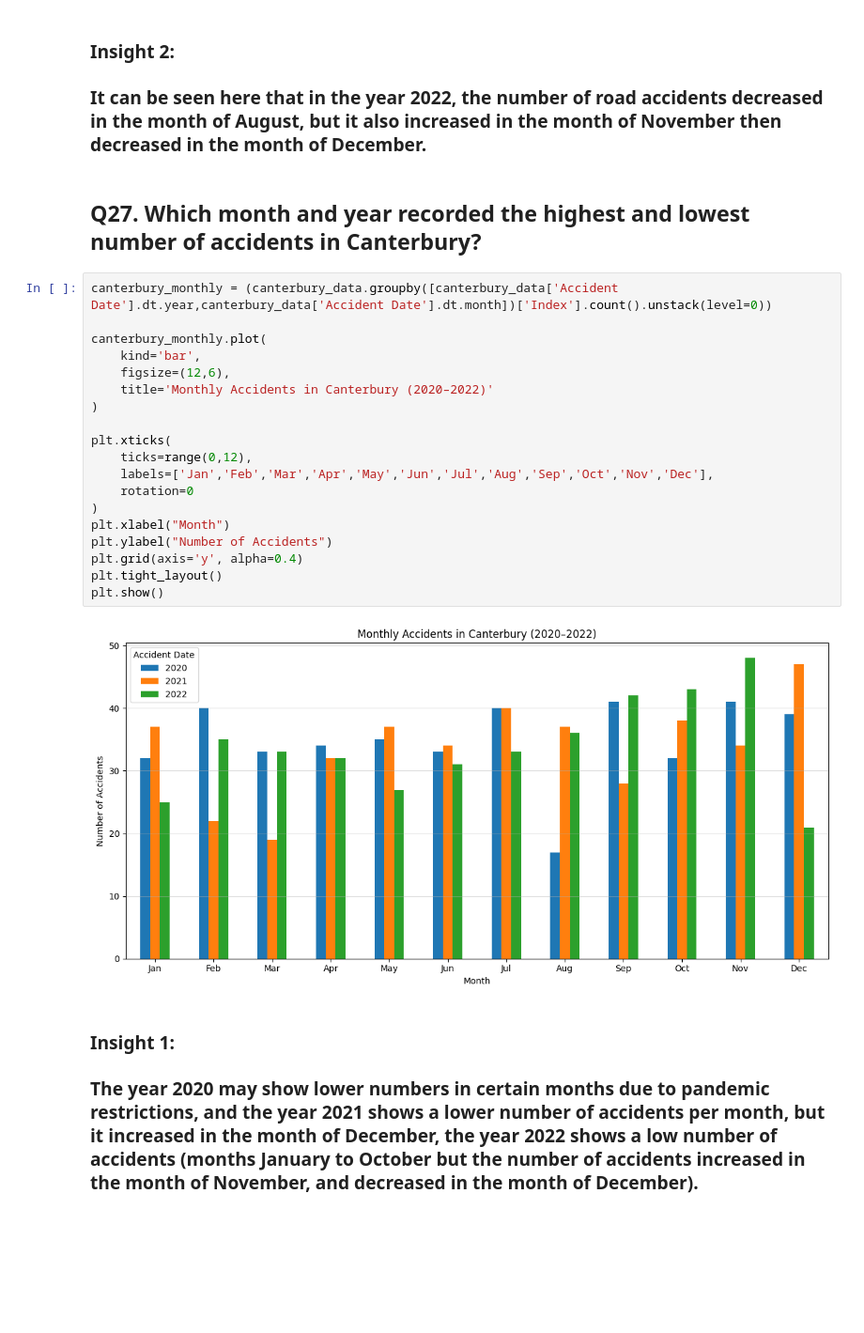
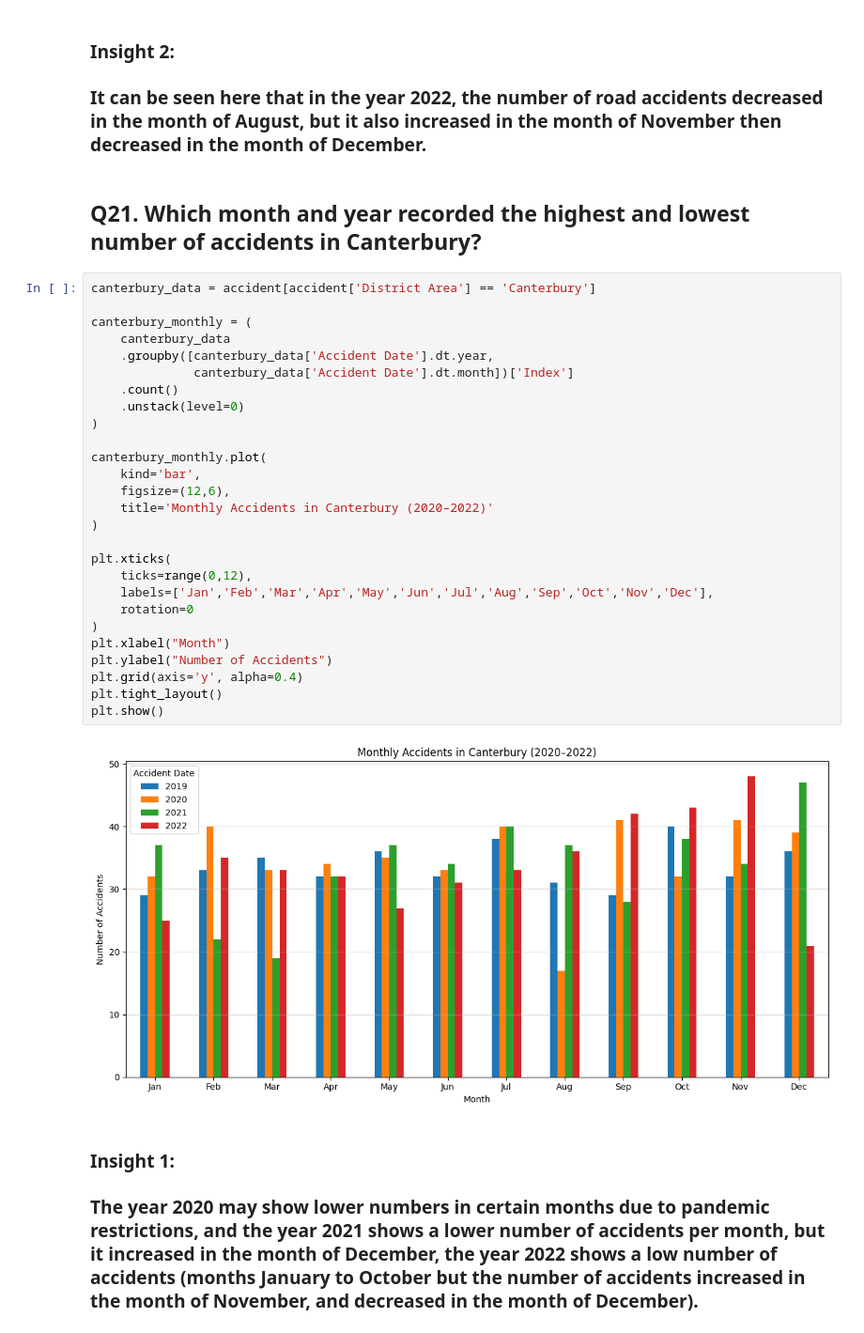
Before and after one commit to aprilfdln/ELEC303, a Jupyter notebook: Activity2.ipynb, the cells around one changed output. Shown at 94% size. Cells and saved outputs as stored; diff of their text form; blank space fills up the shorter version.

```diff
--- a/Activity2.ipynb
+++ b/Activity2.ipynb
@@ -773,28 +643,36 @@ plt.show()
 <h3>Insight 2:</h3>
 <h3>It can be seen here that in the year 2022, the number of road accidents decreased in the month of August, but it also increased in the month of November then decreased in the month of December.</h3>
 # %% [markdown]
-<h2>Q27. Which month and year recorded the highest and lowest number of accidents in Canterbury?</h2>
+<h2>Q21. Which month and year recorded the highest and lowest number of accidents in Canterbury?</h2>
-# %%
-canterbury_monthly = (canterbury_data.groupby([canterbury_data['Accident Date'].dt.year,canterbury_data['Accident Date'].dt.month])['Index'].count().unstack(level=0))
-
-canterbury_monthly.plot(
-    kind='bar',
-    figsize=(12,6),
-    title='Monthly Accidents in Canterbury (2020–2022)'
-)
-
-plt.xticks(
-    ticks=range(0,12),
-    labels=['Jan','Feb','Mar','Apr','May','Jun','Jul','Aug','Sep','Oct','Nov','Dec'],
-    rotation=0
-)
-plt.xlabel("Month")
-plt.ylabel("Number of Accidents")
-plt.grid(axis='y', alpha=0.4)
-plt.tight_layout()
-plt.show()
-# %% [output]
-[figure, removed]
+# %%
+canterbury_data = accident[accident['District Area'] == 'Canterbury']
+
+canterbury_monthly = (
+    canterbury_data
+    .groupby([canterbury_data['Accident Date'].dt.year,
+              canterbury_data['Accident Date'].dt.month])['Index']
+    .count()
+    .unstack(level=0)
+)
+
+canterbury_monthly.plot(
+    kind='bar',
+    figsize=(12,6),
+    title='Monthly Accidents in Canterbury (2020–2022)'
+)
+
+plt.xticks(
+    ticks=range(0,12),
+    labels=['Jan','Feb','Mar','Apr','May','Jun','Jul','Aug','Sep','Oct','Nov','Dec'],
+    rotation=0
+)
+plt.xlabel("Month")
+plt.ylabel("Number of Accidents")
+plt.grid(axis='y', alpha=0.4)
+plt.tight_layout()
+plt.show()
+# %% [output]
+[figure, added]
 # %% [markdown]
 <h3>Insight 1:</h3>
 <h3>The year 2020 may show lower numbers in certain months due to pandemic restrictions, and the year 2021 shows a lower number of accidents per month, but it increased in the month of December, the year 2022 shows a low number of accidents (months January to October but the number of accidents increased in the month of November, and decreased in the month of December).</h3>
```
Also changed, not shown: parts of 71 cells of this notebook.
